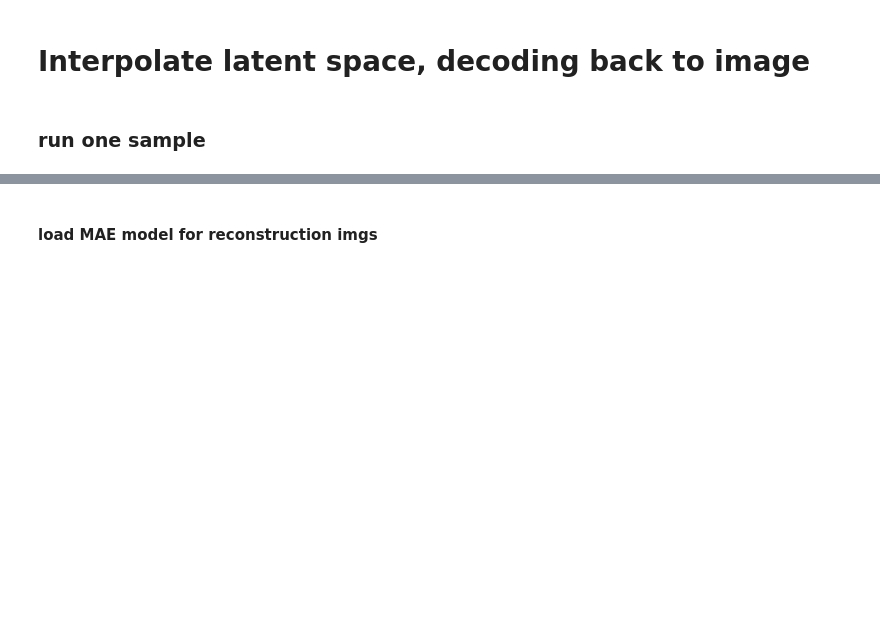
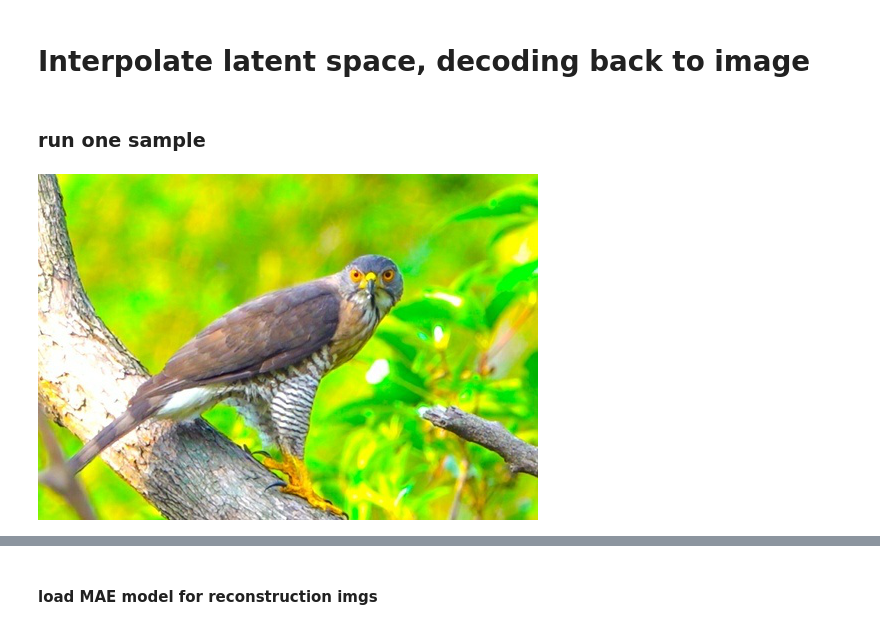
Before and after one commit to YunghuiHsu/ebird_project, a Jupyter notebook: mae/visual_mae.ipynb, the cells around one changed output, grey strips where cells are left out. Cells and saved outputs as stored; diff of their text form; code cells hidden in the pictures; blank space fills up the shorter version.

```diff
--- a/mae/visual_mae.ipynb
+++ b/mae/visual_mae.ipynb
@@ -703,7 +708,9 @@ Wall time: 6.69 s
 # %% [markdown]
 ### run one sample
 # %%
-file = '../shared/iNaturalist_2021/val/03116_Animalia_Chordata_Aves_Accipitriformes_Accipitridae_Accipiter_trivirgatus/6987197a-6702-497b-b57a-4eb3b9e14ee6.jpg'
+file = '../../share/iNaturalist_2021/val/03116_Animalia_Chordata_Aves_Accipitriformes_Accipitridae_Accipiter_trivirgatus/6987197a-6702-497b-b57a-4eb3b9e14ee6.jpg'
 img = Image.open(file)
 img
+# %% [output]
+[figure, added]
 # %%
```
Also changed, not shown: parts of 27 cells of this notebook.
